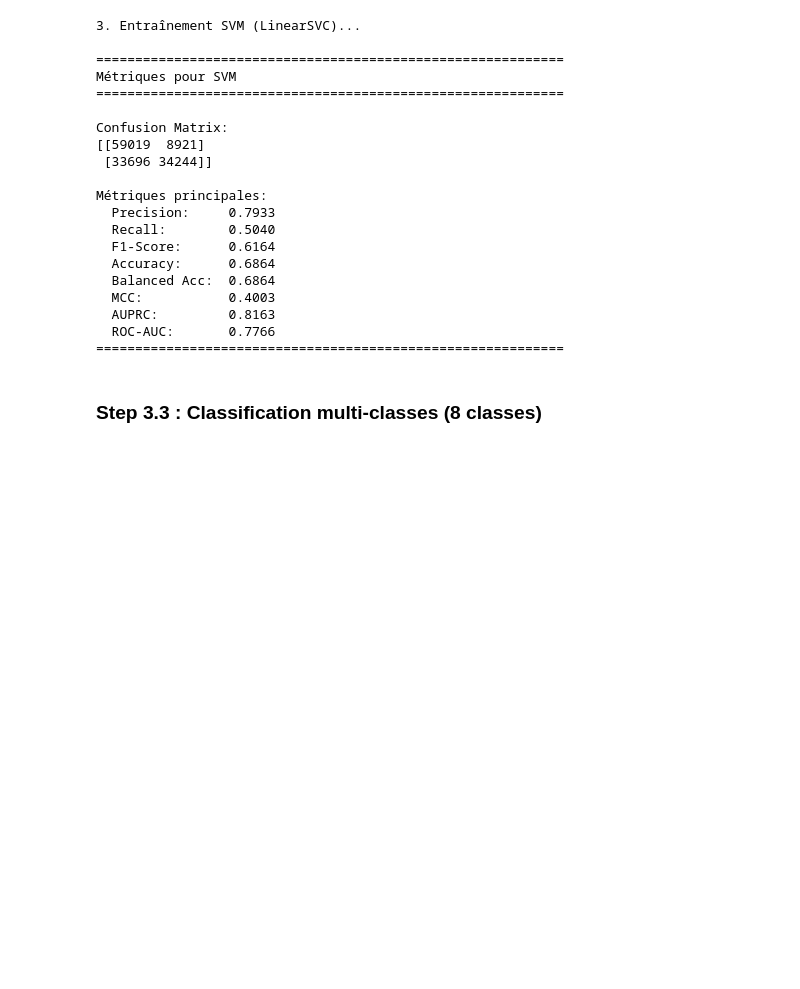
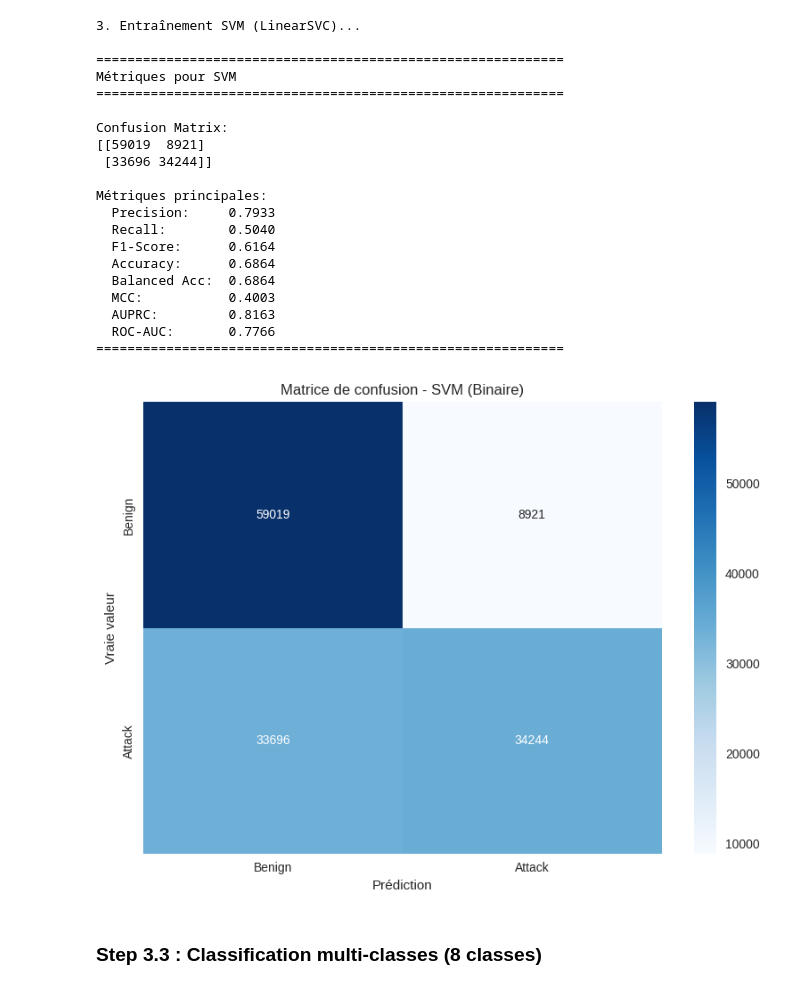
Before and after one commit to Robin1511/CYBERML, a Jupyter notebook: notebooks/cyberml_project.ipynb, the cells around one changed output. Cells and saved outputs as stored; diff of their text form; code cells hidden in the pictures; blank space fills up the shorter version.

```diff
--- a/notebooks/cyberml_project.ipynb
+++ b/notebooks/cyberml_project.ipynb
@@ -344,6 +357,13 @@ Métriques principales:
   AUPRC:         0.8163
   ROC-AUC:       0.7766
 ============================================================
+# %%
+# Visualisation de la matrice de confusion - SVM (Binaire)
+plot_confusion_matrix(metrics_svm['confusion_matrix'],
+                     class_names=['Benign', 'Attack'],
+                     title='Matrice de confusion - SVM (Binaire)')
+# %% [output]
+[figure, added]
 # %% [markdown]
 ### Step 3.3 : Classification multi-classes (8 classes)
 # %%
```
Also changed, not shown: parts of 10 cells of this notebook.
